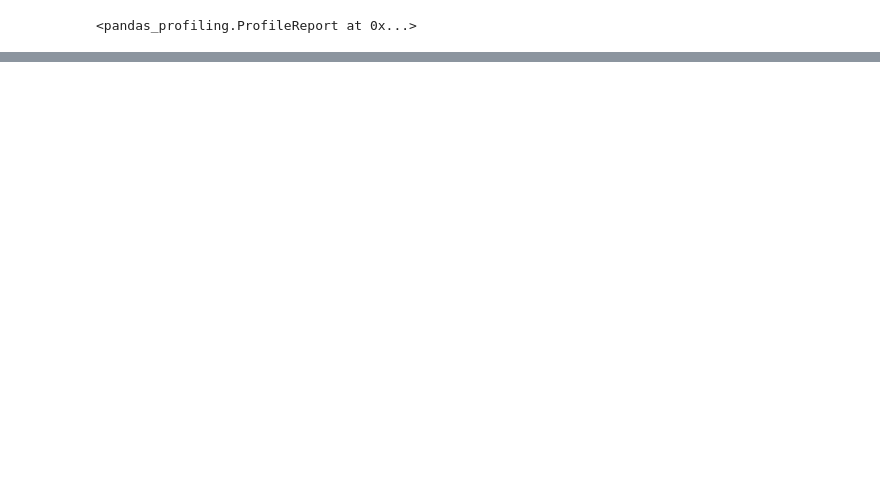
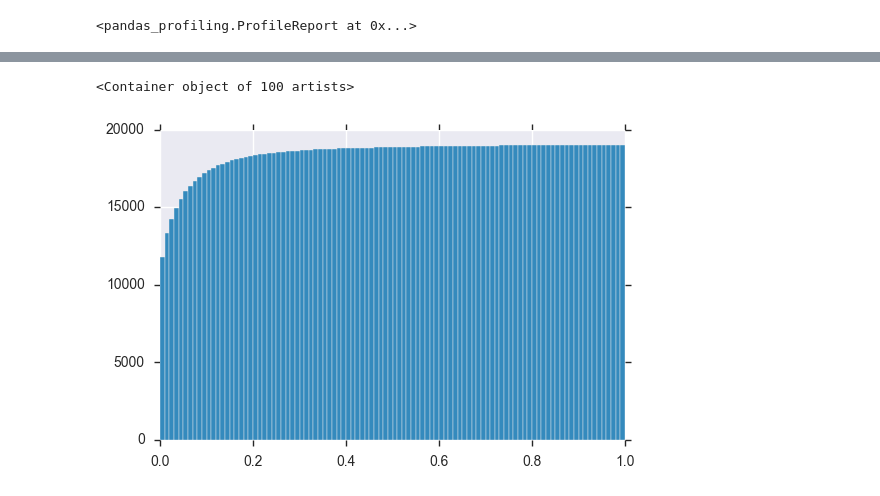
Before and after one commit to DanaCohen95/copycat, a Jupyter notebook: costa_rica_exploration.ipynb, the cells around one changed output, grey strips where cells are left out. Cells and saved outputs as stored; diff of their text form; code cells hidden in the pictures; blank space fills up the shorter version.

```diff
--- a/costa_rica_exploration.ipynb
+++ b/costa_rica_exploration.ipynb
@@ -13,0 +30,7 @@ pandas_profiling.ProfileReport(df)
+# %%
+hcount, hedge = np.histogram(corr, bins=100)
+hcum = np.cumsum(hcount)
+plt.bar(hedge[:-1], hcum, width=hedge[1]-hedge[0])
+# %% [output]
+<Container object of 100 artists>
+[figure, added]
```
Also changed, not shown: parts of 3 cells of this notebook, 1 other file.
